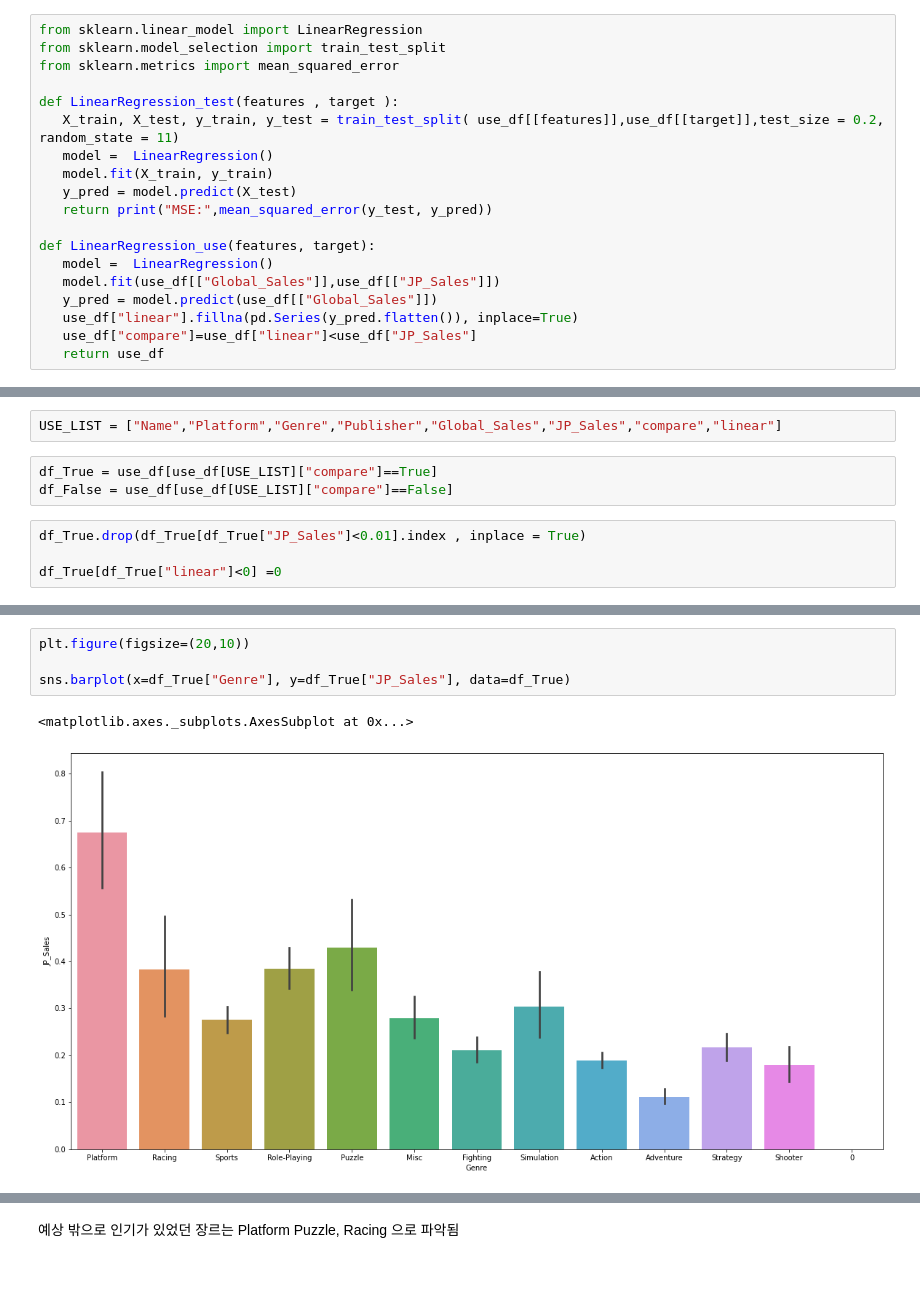
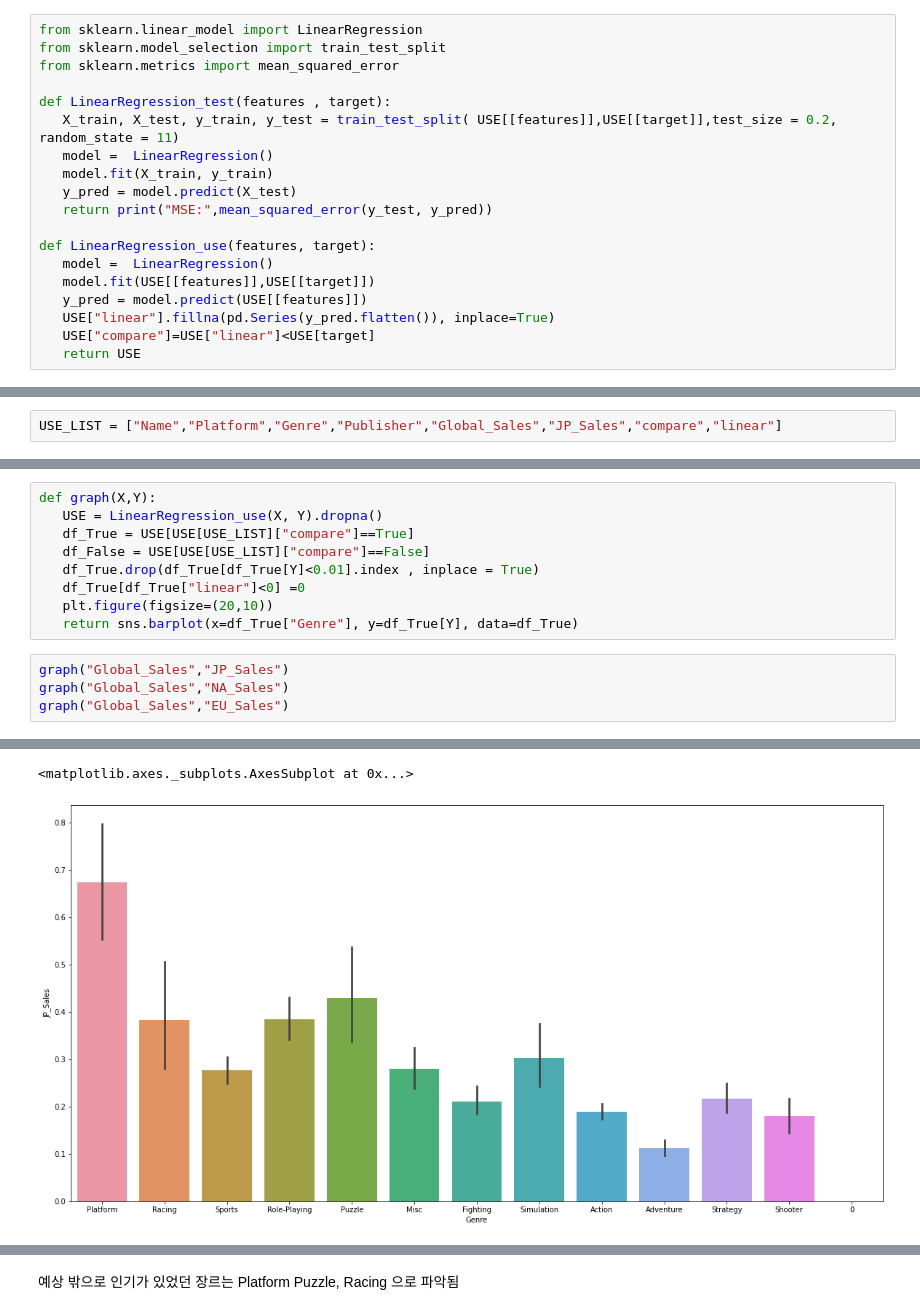
Before and after one commit to Georgia-MAX-holic/Footprints, a Jupyter notebook: PJ/game_sale/New/Game_Sales.ipynb, the cells around one changed output, grey strips where cells are left out. Saved outputs shown, nothing was run; the diff lists cells and outputs as text; blank space fills up the shorter version.

```diff
--- a/PJ/game_sale/New/Game_Sales.ipynb
+++ b/PJ/game_sale/New/Game_Sales.ipynb
@@ -96,8 +96,8 @@ from sklearn.linear_model import LinearRegression
 from sklearn.model_selection import train_test_split
 from sklearn.metrics import mean_squared_error
 
-def LinearRegression_test(features , target ):
-   X_train, X_test, y_train, y_test = train_test_split( use_df[[features]],use_df[[target]],test_size = 0.2, random_state = 11)
+def LinearRegression_test(features , target):
+   X_train, X_test, y_train, y_test = train_test_split( USE[[features]],USE[[target]],test_size = 0.2, random_state = 11)
    model =  LinearRegression()
    model.fit(X_train, y_train)
    y_pred = model.predict(X_test)
@@ -105,10 +105,10 @@ def LinearRegression_test(features , target ):
 
 def LinearRegression_use(features, target):
    model =  LinearRegression()
-   model.fit(use_df[["Global_Sales"]],use_df[["JP_Sales"]])
-   y_pred = model.predict(use_df[["Global_Sales"]])
-   use_df["linear"].fillna(pd.Series(y_pred.flatten()), inplace=True)
-   use_df["compare"]=use_df["linear"]<use_df["JP_Sales"]
-   return use_df
+   model.fit(USE[[features]],USE[[target]])
+   y_pred = model.predict(USE[[features]])
+   USE["linear"].fillna(pd.Series(y_pred.flatten()), inplace=True)
+   USE["compare"]=USE["linear"]<USE[target]
+   return USE
 # %%
 LinearRegression_test("Global_Sales" , "JP_Sales" )
@@ -119,9 +121,2 @@ use_df = LinearRegression_use("Global_Sales", "JP_Sales").dropna()
 # %%
 USE_LIST = ["Name","Platform","Genre","Publisher","Global_Sales","JP_Sales","compare","linear"]
-# %%
-df_True = use_df[use_df[USE_LIST]["compare"]==True]
-df_False = use_df[use_df[USE_LIST]["compare"]==False]
-# %%
-df_True.drop(df_True[df_True["JP_Sales"]<0.01].index , inplace = True)
-
-df_True[df_True["linear"]<0] =0
@@ -143,7 +123,14 @@ See the caveats in the documentation: https://pandas.pydata.org/pandas-docs/stab
-# %%
-plt.figure(figsize=(20,10))
-
-sns.barplot(x=df_True["Genre"], y=df_True["JP_Sales"], data=df_True)
-# %% [output]
-<matplotlib.axes._subplots.AxesSubplot at 0x...>
-[figure, removed]
+# %%
+def graph(X,Y):
+   USE = LinearRegression_use(X, Y).dropna()
+   df_True = USE[USE[USE_LIST]["compare"]==True]
+   df_False = USE[USE[USE_LIST]["compare"]==False]
+   df_True.drop(df_True[df_True[Y]<0.01].index , inplace = True)
+   df_True[df_True["linear"]<0] =0
+   plt.figure(figsize=(20,10))
+   return sns.barplot(x=df_True["Genre"], y=df_True[Y], data=df_True)
+# %%
+graph("Global_Sales","JP_Sales")
+graph("Global_Sales","NA_Sales")
+graph("Global_Sales","EU_Sales")
+# %% [output]
@@ -149,0 +154,2 @@ sns.barplot(x=df_True["Genre"], y=df_True["JP_Sales"], data=df_True)
+<matplotlib.axes._subplots.AxesSubplot at 0x...>
+[figure, added]
```
Also changed, not shown: parts of 12 cells of this notebook.
